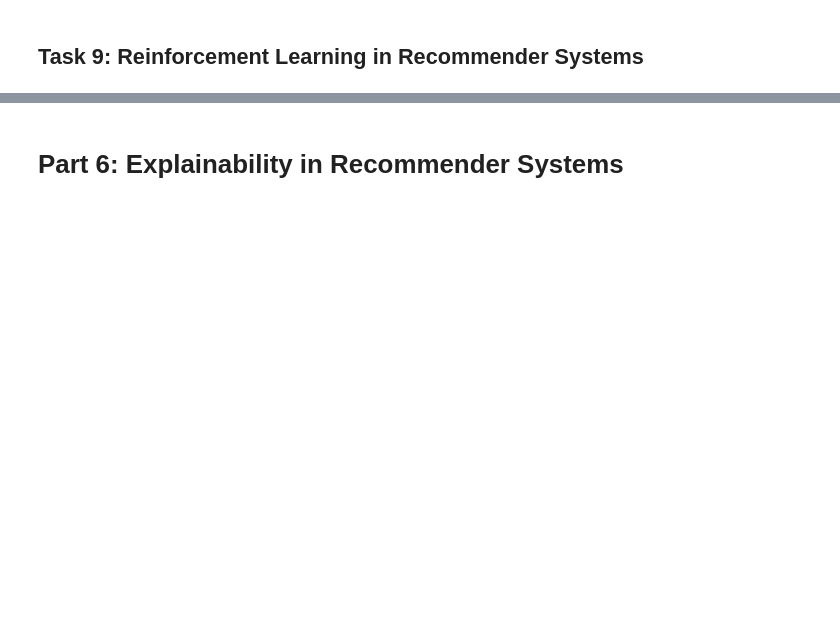
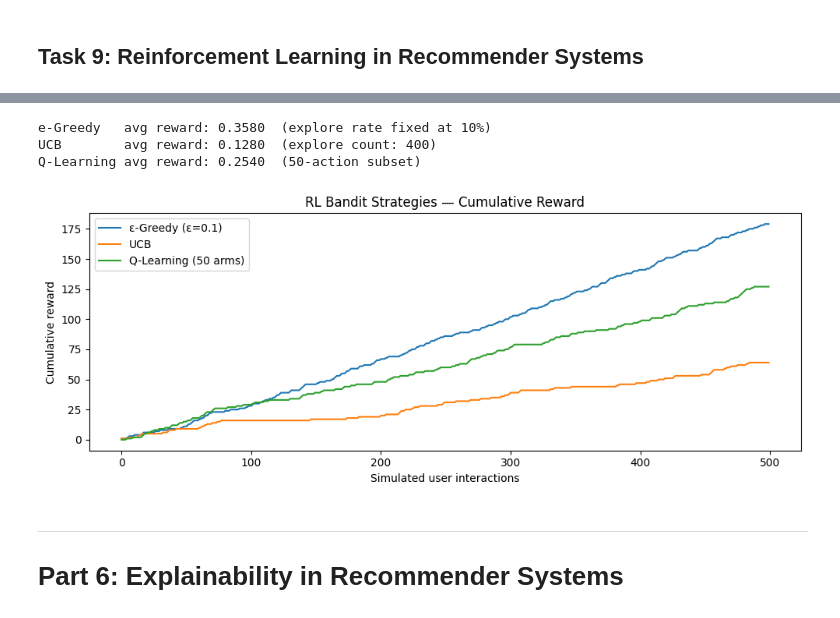
Before and after one commit to ashcrows/iitj_m25de1047_mlbd_Assignment03, a Jupyter notebook: notebook/Assignment_03.ipynb, the cells around one changed output, grey strips where cells are left out. Saved outputs shown, nothing was run; the diff lists cells and outputs as text; code cells hidden in the pictures; blank space fills up the shorter version.

```diff
--- a/notebook/Assignment_03.ipynb
+++ b/notebook/Assignment_03.ipynb
@@ -806,18 +901,16 @@ display(hybrid_meta_df.head())
 | 3 | 38 | 377 | 0.588923 | 3.022667 | 171.0 | 3.529240 | 3.217949 | ... |
 | 4 | 38 | 357 | 0.548653 | 3.126635 | 103.0 | 3.519417 | 3.217949 | ... |
 # %%
-from sklearn.linear_model import LinearRegression
-from sklearn.model_selection import train_test_split
-
-meta_feature_cols = ["cbf_score", "cf_score", "movie_popularity", "movie_avg_rating", "user_avg_rating"]
+META_FEATURES = ["cbf_score","cf_score","movie_avg_rating","user_avg_rating"]
 
 meta_train_df, meta_test_df = train_test_split(hybrid_meta_df, test_size=0.2, random_state=42)
 
 meta_model = LinearRegression()
-meta_model.fit(meta_train_df[meta_feature_cols], meta_train_df["actual_rating"])
+meta_model.fit(meta_train_df[META_FEATURES], meta_train_df["actual_rating"])
 
-meta_test_pred = np.clip(meta_model.predict(meta_test_df[meta_feature_cols]), 0.5, 5.0)
-hybrid_meta_rmse = rmse_score(meta_test_df["actual_rating"].tolist(), meta_test_pred.tolist())
+meta_pred         = np.clip(meta_model.predict(meta_test_df[META_FEATURES]), 0.5, 5.0)
+hybrid_meta_rmse  = rmse_score(meta_test_df["actual_rating"].tolist(), meta_pred.tolist())
 
-print("Meta-learning hybrid RMSE:", round(hybrid_meta_rmse, 4))
+print(f"Meta-learning hybrid  RMSE: {hybrid_meta_rmse:.4f}")
+print("Feature coefficients:", dict(zip(META_FEATURES, meta_model.coef_.round(4))))
 # %% [output]
@@ -1065,2 +1241,66 @@ Epsilon-Greedy average reward: 0.36
+# %%
+# ── Run e-Greedy ──────────────────────────────────────────────────────────────
+eg      = EpsilonGreedyBandit(popular_movies_rl, epsilon=0.1)
+eg_cum  = []; eg_total = 0
+
+for uid in users_seq:
+    arm    = eg.choose()
+    reward = reward_table.get(uid, {}).get(arm, 0)
+    eg.update(arm, reward)
+    eg_total += reward
+    eg_cum.append(eg_total)
+
+# ── Run UCB ───────────────────────────────────────────────────────────────────
+ucb     = UCBBandit(popular_movies_rl)
+ucb_cum = []; ucb_total = 0; ucb_explore = 0
+
+for uid in users_seq:
+    arm    = ucb.choose()
+    reward = reward_table.get(uid, {}).get(arm, 0)
+    if ucb.counts[arm] <= 1:
+        ucb_explore += 1
+    ucb.update(arm, reward)
+    ucb_total += reward
+    ucb_cum.append(ucb_total)
+
+# ── Run Q-Learning ────────────────────────────────────────────────────────────
+NUM_STATES = 20
+ql  = QLearningAgent(
+    states=list(range(NUM_STATES)),
+    actions=popular_movies_rl[:50],   # limit action space for speed
+    alpha=0.1, gamma=0.9, epsilon=0.1
+)
+ql_cum = []; ql_total = 0
+
+for uid in users_seq:
+    state      = ql.get_state(uid)
+    action     = ql.choose(state)
+    reward     = reward_table.get(uid, {}).get(action, 0)
+    next_state = (state + 1) % NUM_STATES
+    ql.update(state, action, reward, next_state)
+    ql_total  += reward
+    ql_cum.append(ql_total)
+
+# ── Print summary ─────────────────────────────────────────────────────────────
+n = len(users_seq)
+print(f"e-Greedy   avg reward: {eg_total/n:.4f}  (explore rate fixed at 10%)")
+print(f"UCB        avg reward: {ucb_total/n:.4f}  (explore count: {ucb_explore})")
+print(f"Q-Learning avg reward: {ql_total/n:.4f}  (50-action subset)")
+
+# ── Cumulative reward curve ───────────────────────────────────────────────────
+fig, ax = plt.subplots(figsize=(10, 4))
+ax.plot(eg_cum,  label="ε-Greedy (ε=0.1)")
+ax.plot(ucb_cum, label="UCB")
+ax.plot(ql_cum,  label="Q-Learning (50 arms)")
+ax.set_xlabel("Simulated user interactions")
+ax.set_ylabel("Cumulative reward")
+ax.set_title("RL Bandit Strategies — Cumulative Reward")
+ax.legend(); plt.tight_layout(); plt.show()
+# %% [output]
+e-Greedy   avg reward: 0.3580  (explore rate fixed at 10%)
+UCB        avg reward: 0.1280  (explore count: 400)
+Q-Learning avg reward: 0.2540  (50-action subset)
+[figure, added]
 # %% [markdown]
+---
 # Part 6: Explainability in Recommender Systems
```
Also changed, not shown: parts of 57 cells of this notebook, 2 other files.
